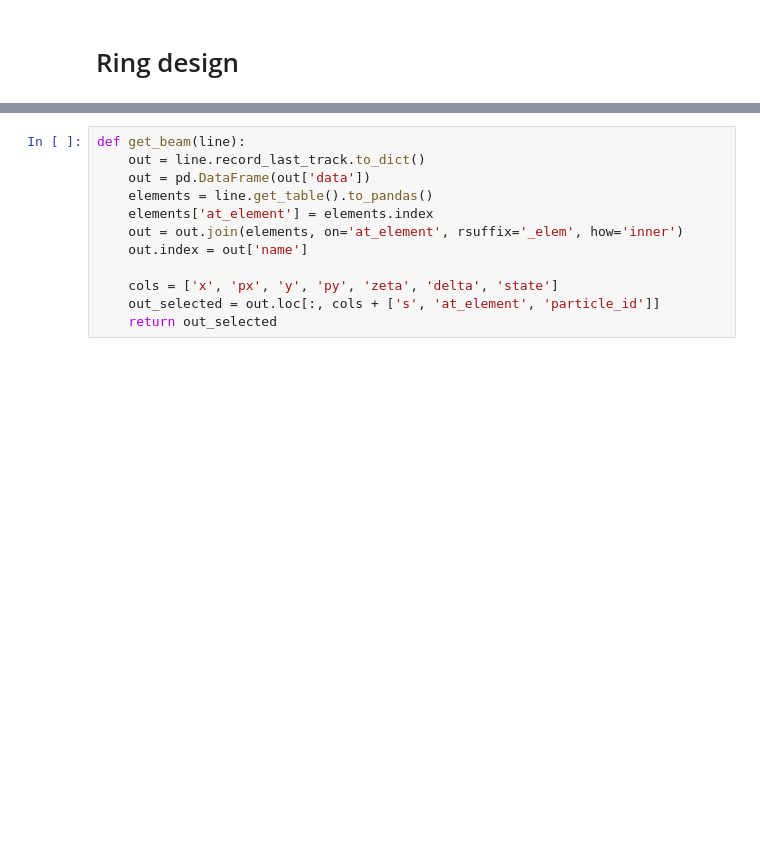
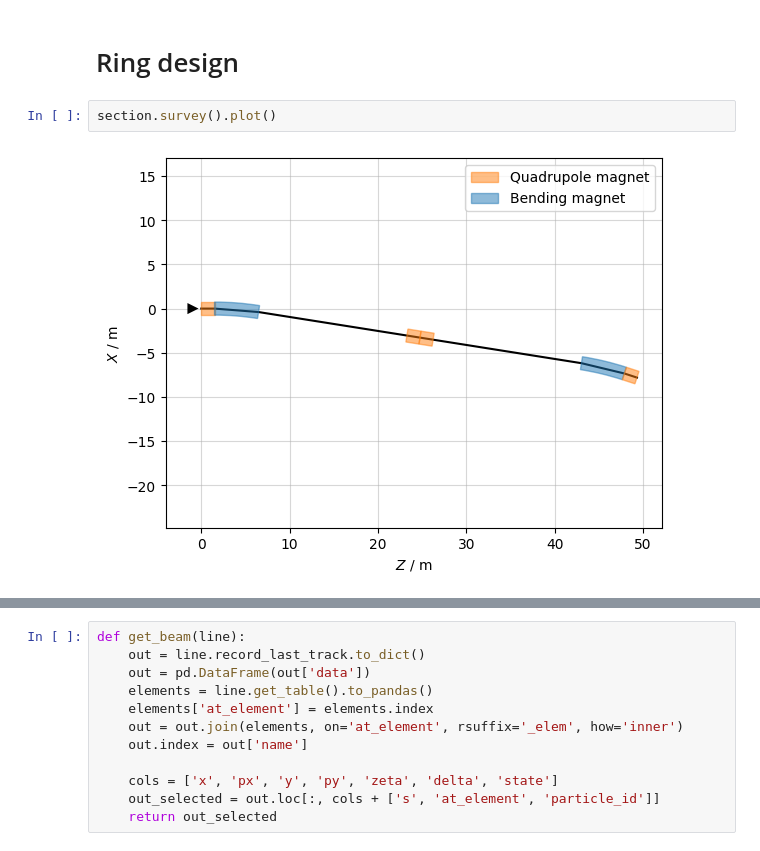
Before and after one commit to gornalexander/cas-beam-optics, a Jupyter notebook: line.ipynb, the cells around one changed output, grey strips where cells are left out. Cells and saved outputs as stored; diff of their text form; blank space fills up the shorter version.

```diff
--- a/line.ipynb
+++ b/line.ipynb
@@ -9,6 +9,10 @@ import scipy
 import xpart as xp
 # %% [markdown]
 # Ring design
+# %%
+section.survey().plot()
+# %% [output]
+[figure, added]
 # %%
 import xtrack as xt
 
```
Also changed, not shown: parts of 1 cell of this notebook.
